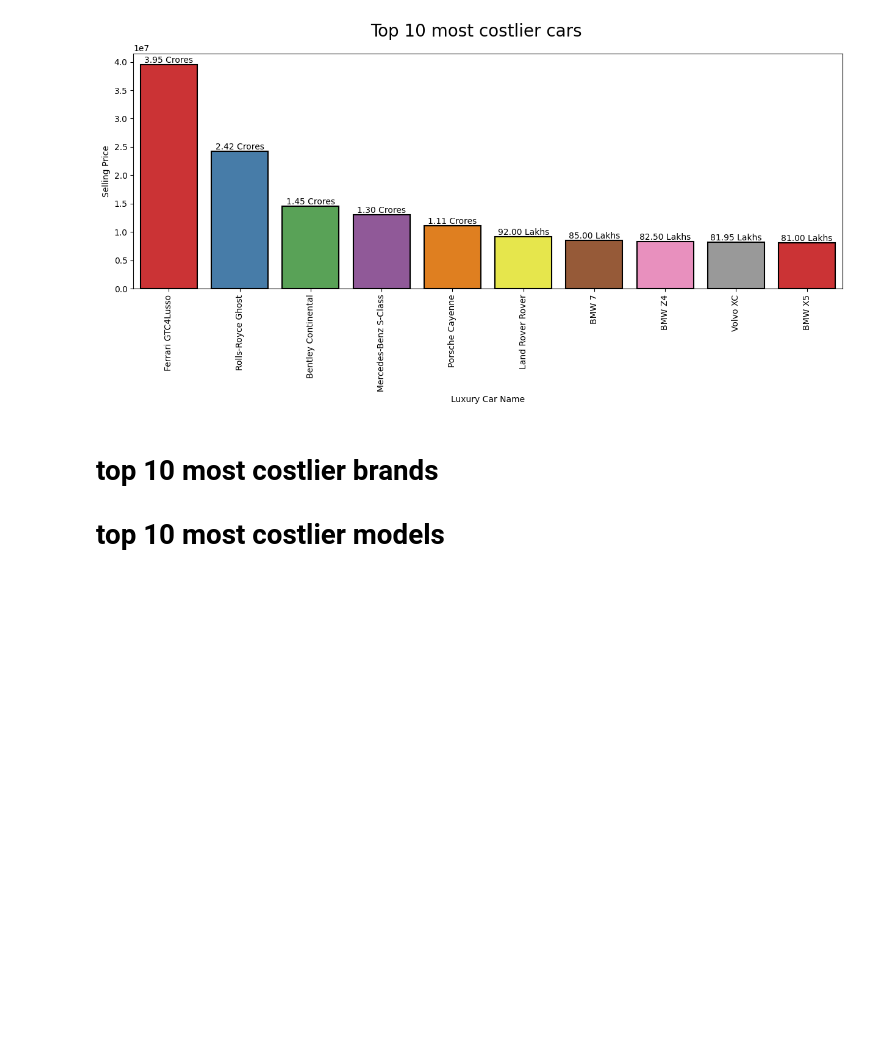
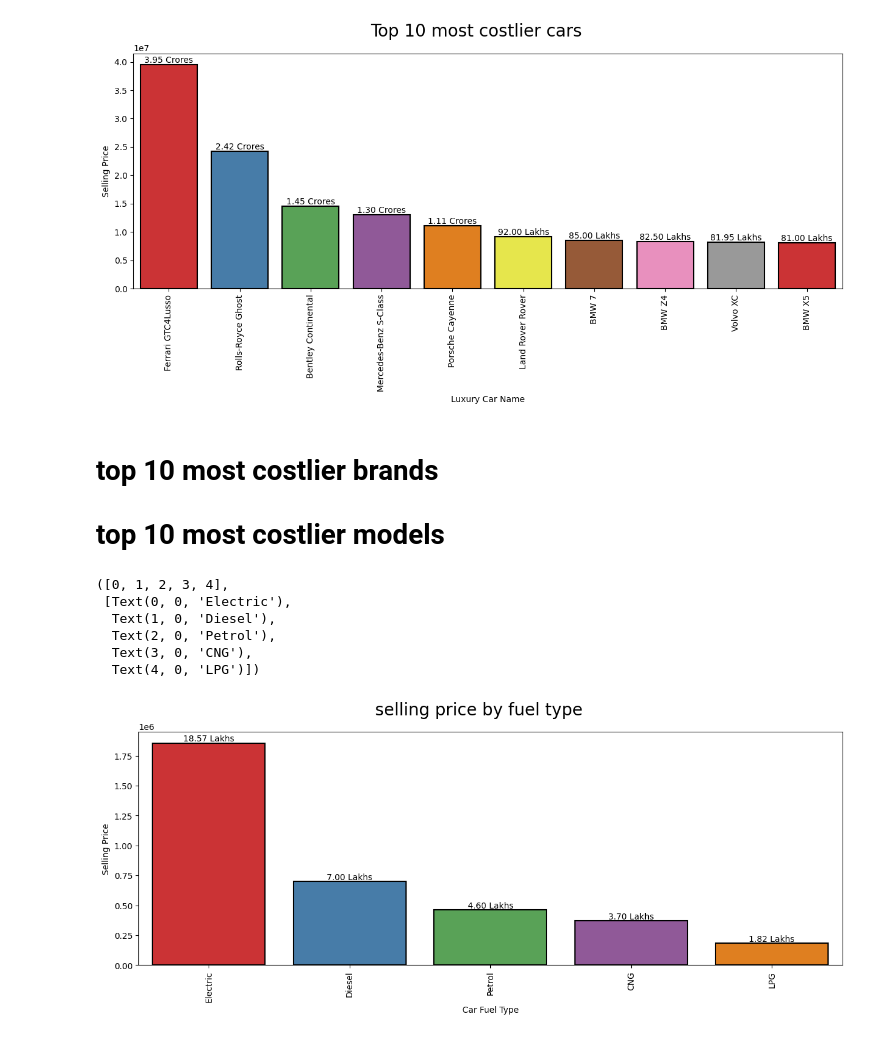
Before and after one commit to priyanshusaini566/project-car_price_prediction, a Jupyter notebook: main.ipynb, the cells around one changed output. Drawn from its saved outputs; the diff is of its cells as text; code cells hidden in the pictures; blank space fills up the shorter version.

```diff
--- a/main.ipynb
+++ b/main.ipynb
@@ -582,3 +583,28 @@ plt.xticks(rotation=90)
 # most preferred transmission type
 # selling price by seller type
 # most preferred seller type
+# %%
+# selling price by fuel type
+
+plt.figure(figsize=(15,5))
+plt.suptitle("selling price by fuel type", fontsize=20)
+
+fuel_type_data= df.groupby("fuel_type")['selling_price'].median().sort_values(ascending=False)
+
+ax = sns.barplot(x=fuel_type_data.index, y=fuel_type_data.values, palette='Set1', ec='black', linewidth=1.5)
+
+formatted_labels = [format_values(i) for i in fuel_type_data.values]
+for bar, label in zip(ax.containers, formatted_labels):
+    plt.bar_label(container=bar, labels=[label],label_type='edge')
+
+plt.xlabel("Car Fuel Type")
+plt.ylabel("Selling Price")
+plt.xticks(rotation=90)
+# %% [output]
+([0, 1, 2, 3, 4],
+ [Text(0, 0, 'Electric'),
+  Text(1, 0, 'Diesel'),
+  Text(2, 0, 'Petrol'),
+  Text(3, 0, 'CNG'),
+  Text(4, 0, 'LPG')])
+[figure, added]
```
Also changed, not shown: parts of 39 cells of this notebook, 9 other files.
